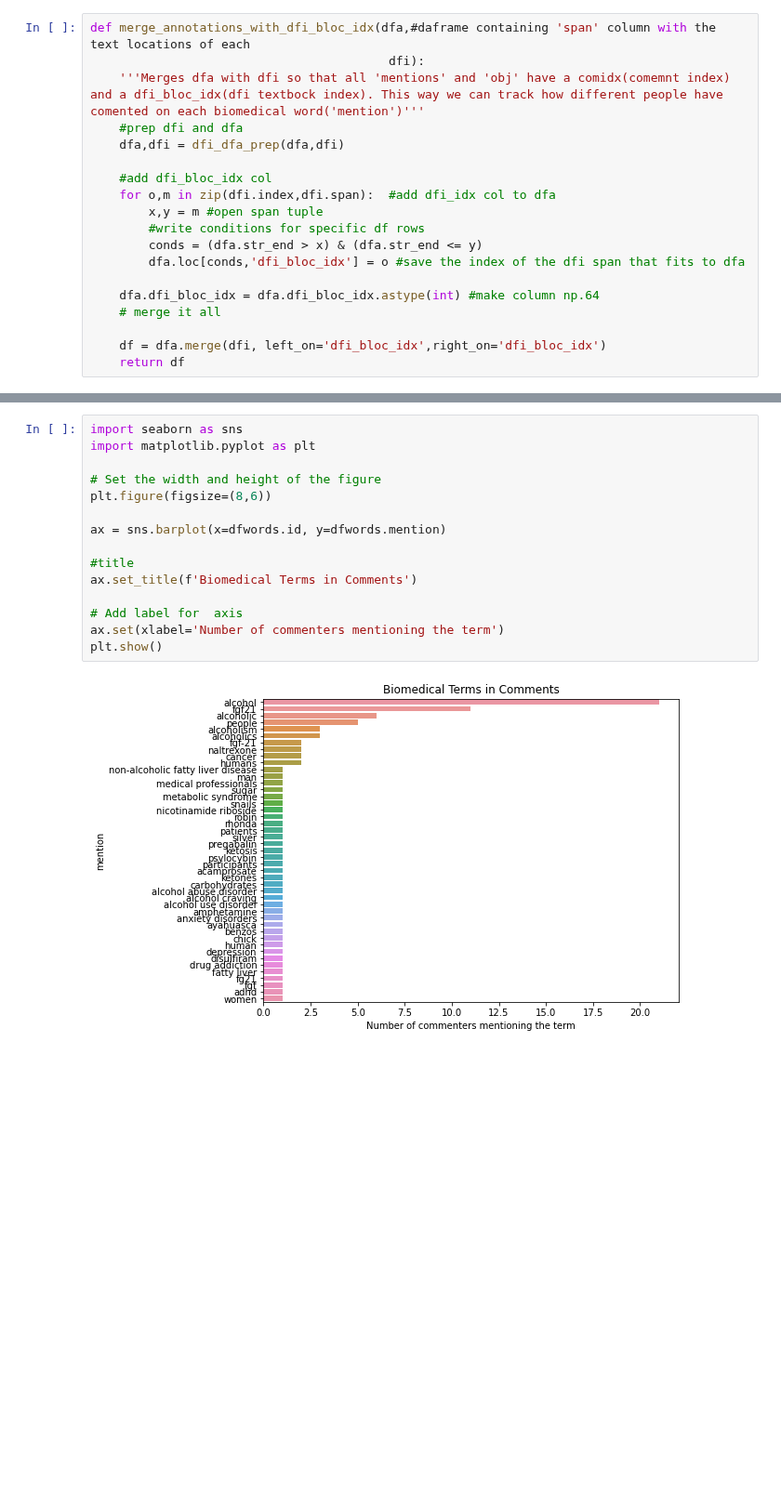
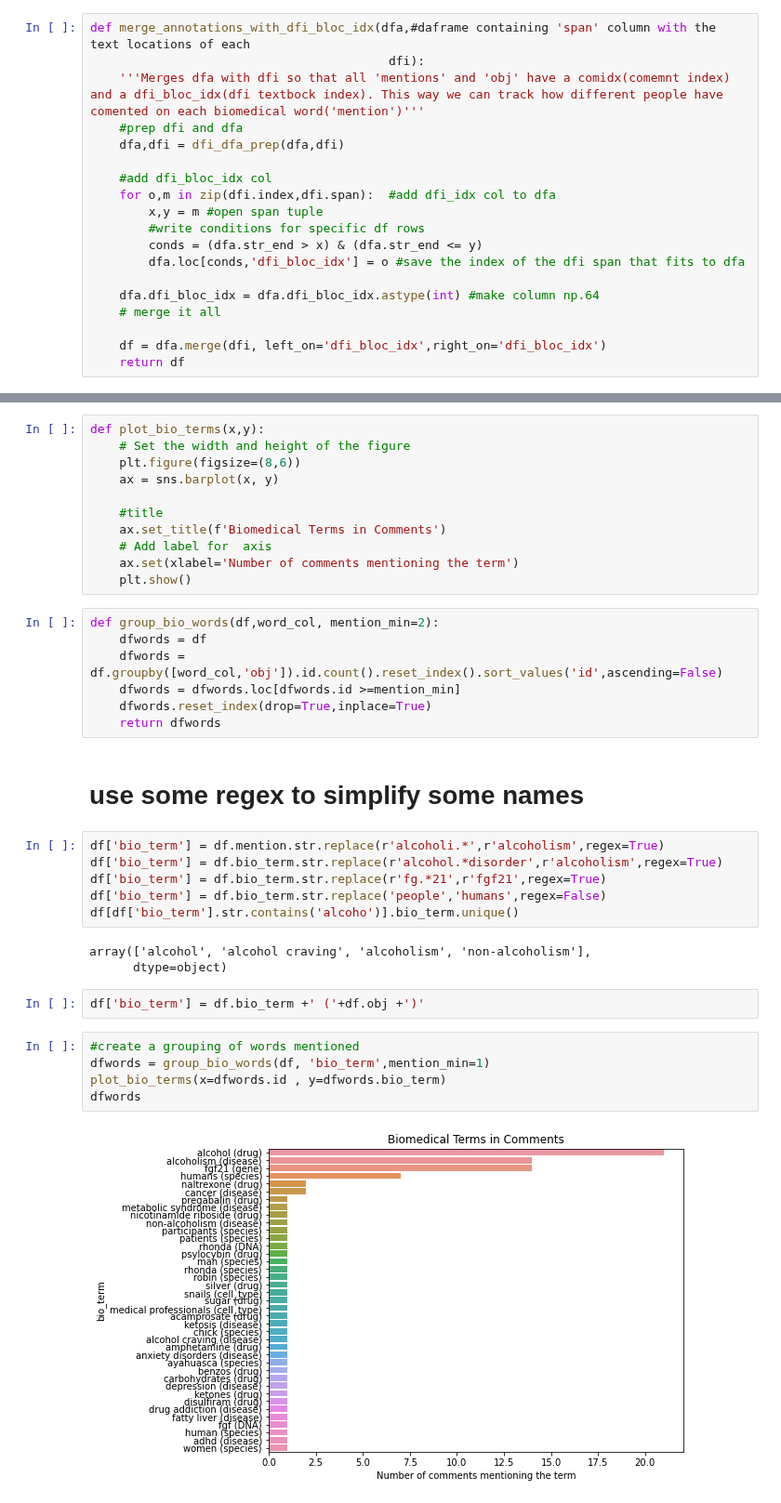
Before and after one commit to daveramseymusic/biobert-bern, a Jupyter notebook: nbs/01_found_my_fitness_bioBert_BERN.ipynb, the cells around one changed output, grey strips where cells are left out. Shown at 93% size. Saved outputs shown, nothing was run; the diff lists cells and outputs as text; blank space fills up the shorter version.

```diff
--- a/nbs/01_found_my_fitness_bioBert_BERN.ipynb
+++ b/nbs/01_found_my_fitness_bioBert_BERN.ipynb
@@ -311,17 +224,38 @@ dfwords
 # %%
-import seaborn as sns
-import matplotlib.pyplot as plt
+def plot_bio_terms(x,y):
+    # Set the width and height of the figure
+    plt.figure(figsize=(8,6))
+    ax = sns.barplot(x, y)
 
-# Set the width and height of the figure
-plt.figure(figsize=(8,6))
-
-ax = sns.barplot(x=dfwords.id, y=dfwords.mention)
-
-#title
-ax.set_title(f'Biomedical Terms in Comments')
-
-# Add label for  axis
-ax.set(xlabel='Number of commenters mentioning the term')
-plt.show()
+    #title
+    ax.set_title(f'Biomedical Terms in Comments')
+    # Add label for  axis
+    ax.set(xlabel='Number of comments mentioning the term')
+    plt.show()
-# %% [output]
-[figure, removed]
+# %%
+def group_bio_words(df,word_col, mention_min=2):
+    dfwords = df
+    dfwords = df.groupby([word_col,'obj']).id.count().reset_index().sort_values('id',ascending=False)
+    dfwords = dfwords.loc[dfwords.id >=mention_min]
+    dfwords.reset_index(drop=True,inplace=True)
+    return dfwords
+# %% [markdown]
+# use some regex to simplify some names
+# %%
+df['bio_term'] = df.mention.str.replace(r'alcoholi.*',r'alcoholism',regex=True)
+df['bio_term'] = df.bio_term.str.replace(r'alcohol.*disorder',r'alcoholism',regex=True)
+df['bio_term'] = df.bio_term.str.replace(r'fg.*21',r'fgf21',regex=True)
+df['bio_term'] = df.bio_term.str.replace('people','humans',regex=False)
+df[df['bio_term'].str.contains('alcoho')].bio_term.unique()
+# %% [output]
+array(['alcohol', 'alcohol craving', 'alcoholism', 'non-alcoholism'],
+      dtype=object)
+# %%
+df['bio_term'] = df.bio_term +' ('+df.obj +')'
+# %%
+#create a grouping of words mentioned
+dfwords = group_bio_words(df, 'bio_term',mention_min=1)
+plot_bio_terms(x=dfwords.id , y=dfwords.bio_term)
+dfwords
+# %% [output]
+[figure, added]
```
Also changed, not shown: parts of 33 cells of this notebook, 2 other files.
